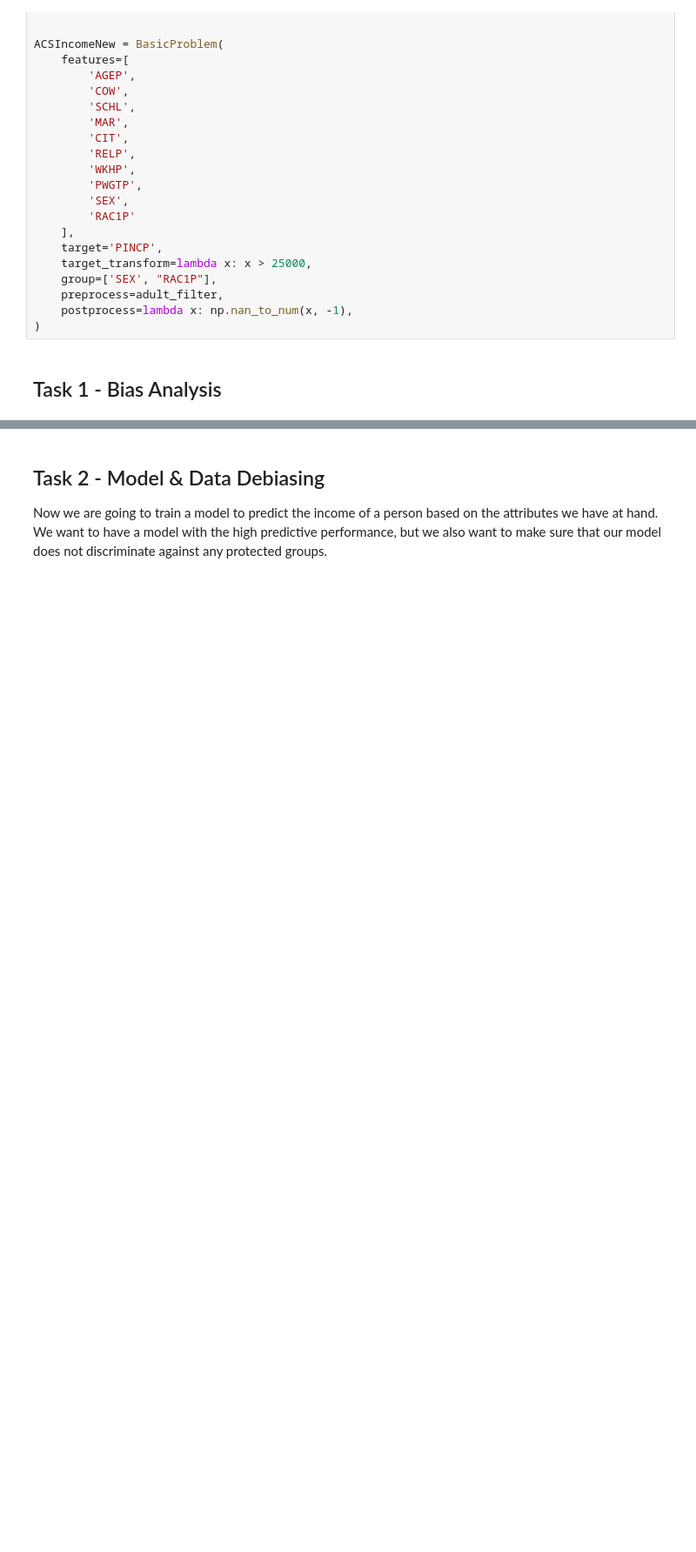
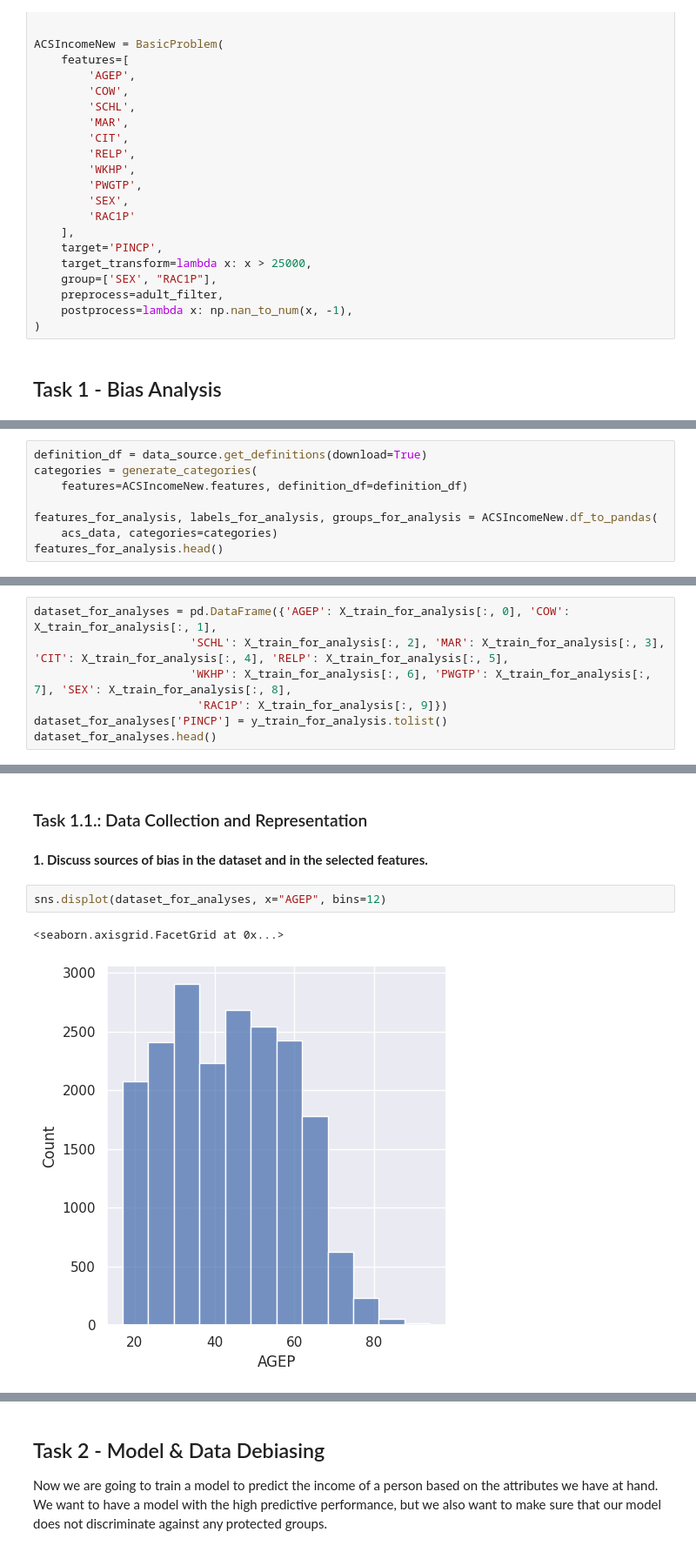
Before and after one commit to jorgedelpozolerida/-KDS_AlgorithmicFairness, a Jupyter notebook: Assignment2/assignment2.ipynb, the cells around one changed output, grey strips where cells are left out. Shown at 87% size. Drawn from its saved outputs; the diff is of its cells as text; blank space fills up the shorter version.

```diff
--- a/Assignment2/assignment2.ipynb
+++ b/Assignment2/assignment2.ipynb
@@ -83,0 +82,8 @@ ACSIncomeNew = BasicProblem(
+# %%
+definition_df = data_source.get_definitions(download=True)
+categories = generate_categories(
+    features=ACSIncomeNew.features, definition_df=definition_df)
+
+features_for_analysis, labels_for_analysis, groups_for_analysis = ACSIncomeNew.df_to_pandas(
+    acs_data, categories=categories)
+features_for_analysis.head()
@@ -83,0 +116,7 @@ ACSIncomeNew = BasicProblem(
+# %%
+dataset_for_analyses = pd.DataFrame({'AGEP': X_train_for_analysis[:, 0], 'COW': X_train_for_analysis[:, 1],
+                       'SCHL': X_train_for_analysis[:, 2], 'MAR': X_train_for_analysis[:, 3], 'CIT': X_train_for_analysis[:, 4], 'RELP': X_train_for_analysis[:, 5],
+                       'WKHP': X_train_for_analysis[:, 6], 'PWGTP': X_train_for_analysis[:, 7], 'SEX': X_train_for_analysis[:, 8],
+                        'RAC1P': X_train_for_analysis[:, 9]})
+dataset_for_analyses['PINCP'] = y_train_for_analysis.tolist()
+dataset_for_analyses.head()
@@ -83,0 +130,9 @@ ACSIncomeNew = BasicProblem(
+# %% [markdown]
+### Task 1.1.: Data Collection and Representation
+# %% [markdown]
+**1. Discuss sources of bias in the dataset and in the selected features.**
+# %%
+sns.displot(dataset_for_analyses, x="AGEP", bins=12)
+# %% [output]
+<seaborn.axisgrid.FacetGrid at 0x...>
+[figure, added]
```
Also changed, not shown: parts of 37 cells of this notebook.
